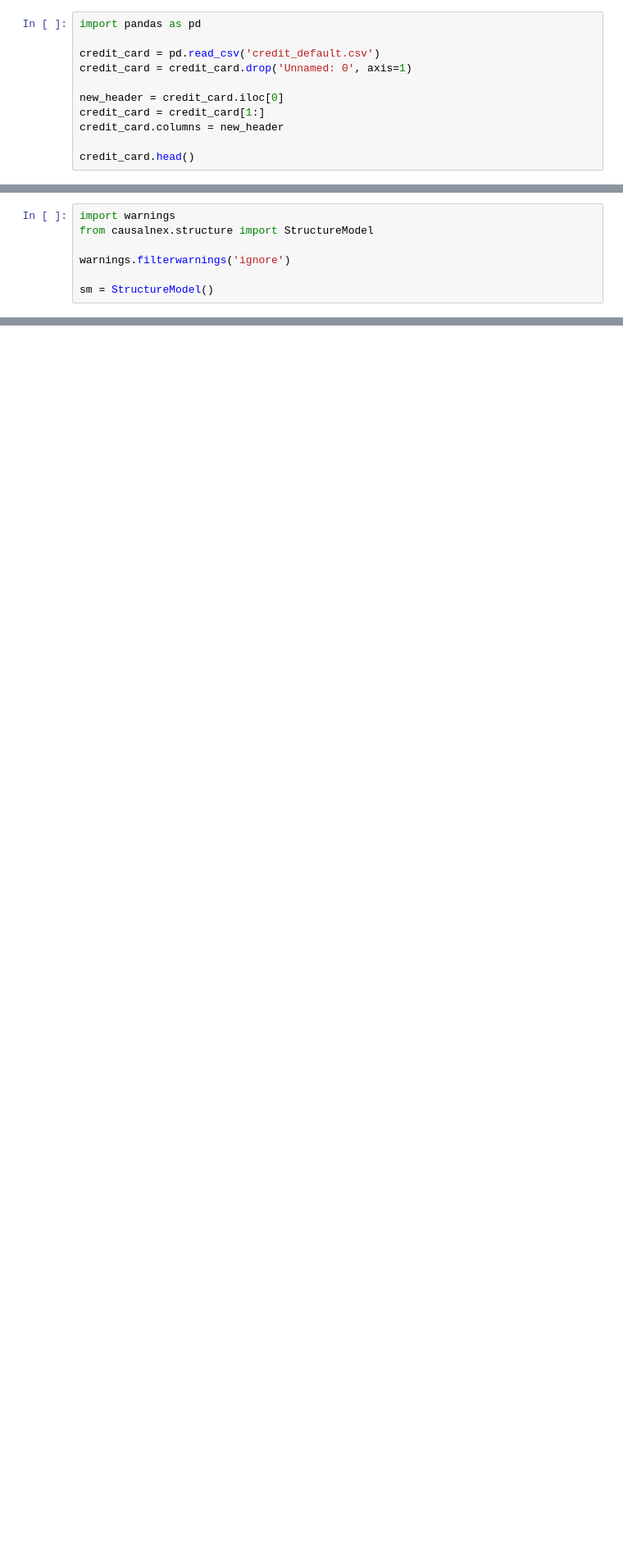
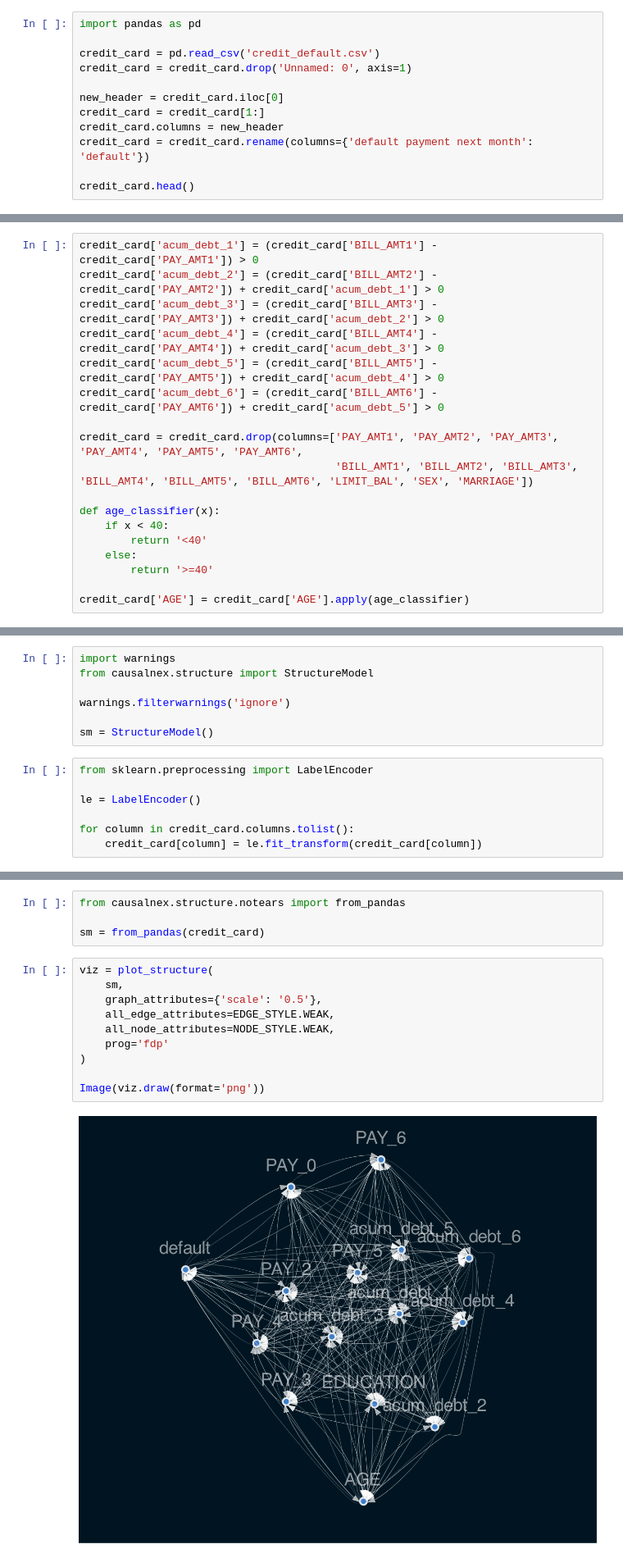
Before and after one commit to juanfpena/credit_card_fraud_model, a Jupyter notebook: main/credit.ipynb, the cells around one changed output, grey strips where cells are left out. Shown at 82% size. Cells and saved outputs as stored; diff of their text form; blank space fills up the shorter version.

```diff
--- a/main/credit.ipynb
+++ b/main/credit.ipynb
@@ -7,6 +7,7 @@ credit_card = credit_card.drop('Unnamed: 0', axis=1)
 new_header = credit_card.iloc[0]
 credit_card = credit_card[1:]
 credit_card.columns = new_header
+credit_card = credit_card.rename(columns={'default payment next month': 'default'})
 
 credit_card.head()
 # %% [output]
@@ -42,3 +43,21 @@ columns = credit_card.columns.tolist()
 
 for col in columns:
     credit_card[col] = pd.to_numeric(credit_card[col])
+# %%
+credit_card['acum_debt_1'] = (credit_card['BILL_AMT1'] - credit_card['PAY_AMT1']) > 0
+credit_card['acum_debt_2'] = (credit_card['BILL_AMT2'] - credit_card['PAY_AMT2']) + credit_card['acum_debt_1'] > 0
+credit_card['acum_debt_3'] = (credit_card['BILL_AMT3'] - credit_card['PAY_AMT3']) + credit_card['acum_debt_2'] > 0
+credit_card['acum_debt_4'] = (credit_card['BILL_AMT4'] - credit_card['PAY_AMT4']) + credit_card['acum_debt_3'] > 0
+credit_card['acum_debt_5'] = (credit_card['BILL_AMT5'] - credit_card['PAY_AMT5']) + credit_card['acum_debt_4'] > 0
+credit_card['acum_debt_6'] = (credit_card['BILL_AMT6'] - credit_card['PAY_AMT6']) + credit_card['acum_debt_5'] > 0
+
+credit_card = credit_card.drop(columns=['PAY_AMT1', 'PAY_AMT2', 'PAY_AMT3', 'PAY_AMT4', 'PAY_AMT5', 'PAY_AMT6',
+                                        'BILL_AMT1', 'BILL_AMT2', 'BILL_AMT3', 'BILL_AMT4', 'BILL_AMT5', 'BILL_AMT6', 'LIMIT_BAL', 'SEX', 'MARRIAGE'])
+
+def age_classifier(x):
+    if x < 40:
+        return '<40'
+    else:
+        return '>=40'
+
+credit_card['AGE'] = credit_card['AGE'].apply(age_classifier)
@@ -57,3 +94,10 @@ from causalnex.structure import StructureModel
 warnings.filterwarnings('ignore')
 
 sm = StructureModel()
+# %%
+from sklearn.preprocessing import LabelEncoder
+
+le = LabelEncoder()
+
+for column in credit_card.columns.tolist():
+    credit_card[column] = le.fit_transform(credit_card[column])
@@ -95,0 +135,16 @@ viz = plot_structure(
+# %%
+from causalnex.structure.notears import from_pandas
+
+sm = from_pandas(credit_card)
+# %%
+viz = plot_structure(
+    sm,
+    graph_attributes={'scale': '0.5'},
+    all_edge_attributes=EDGE_STYLE.WEAK,
+    all_node_attributes=NODE_STYLE.WEAK,
+    prog='fdp'
+)
+
+Image(viz.draw(format='png'))
+# %% [output]
+[figure, added]
```
Also changed, not shown: parts of 13 cells of this notebook, 2 other files.
